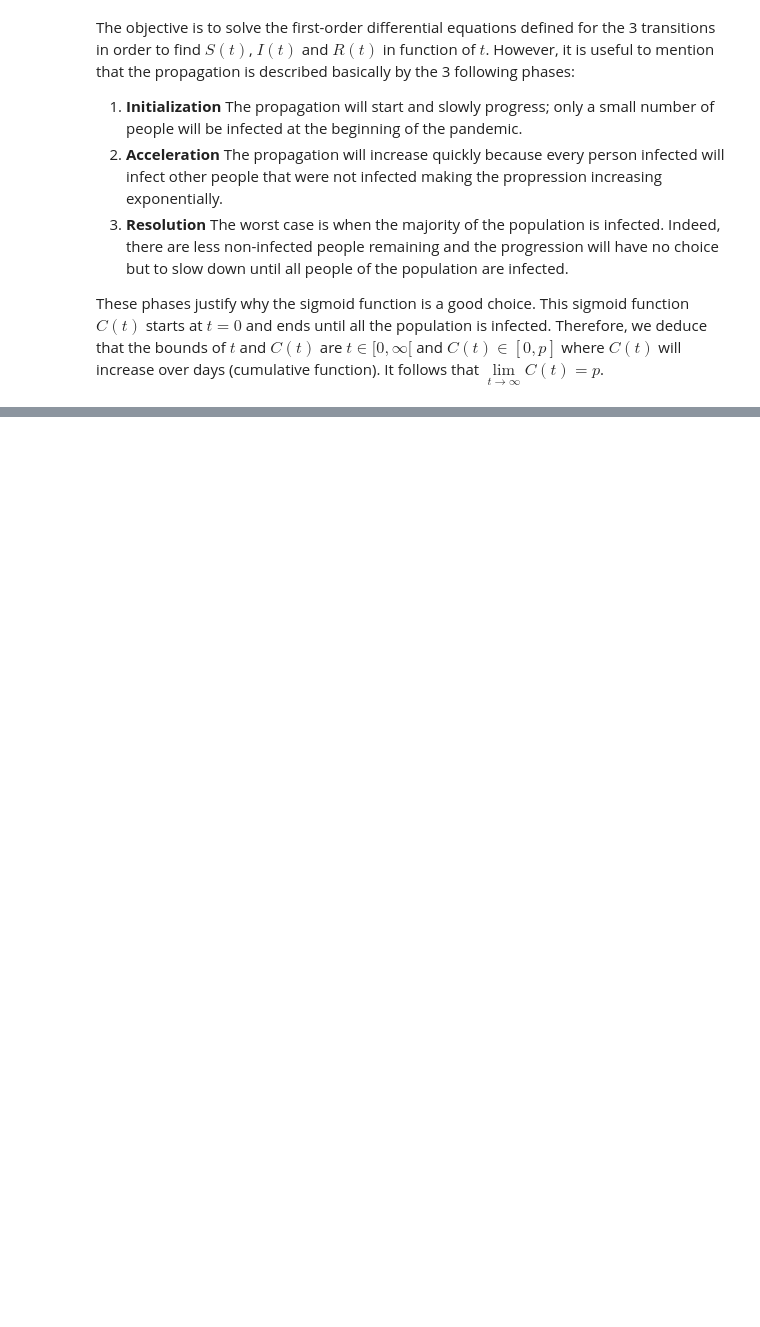
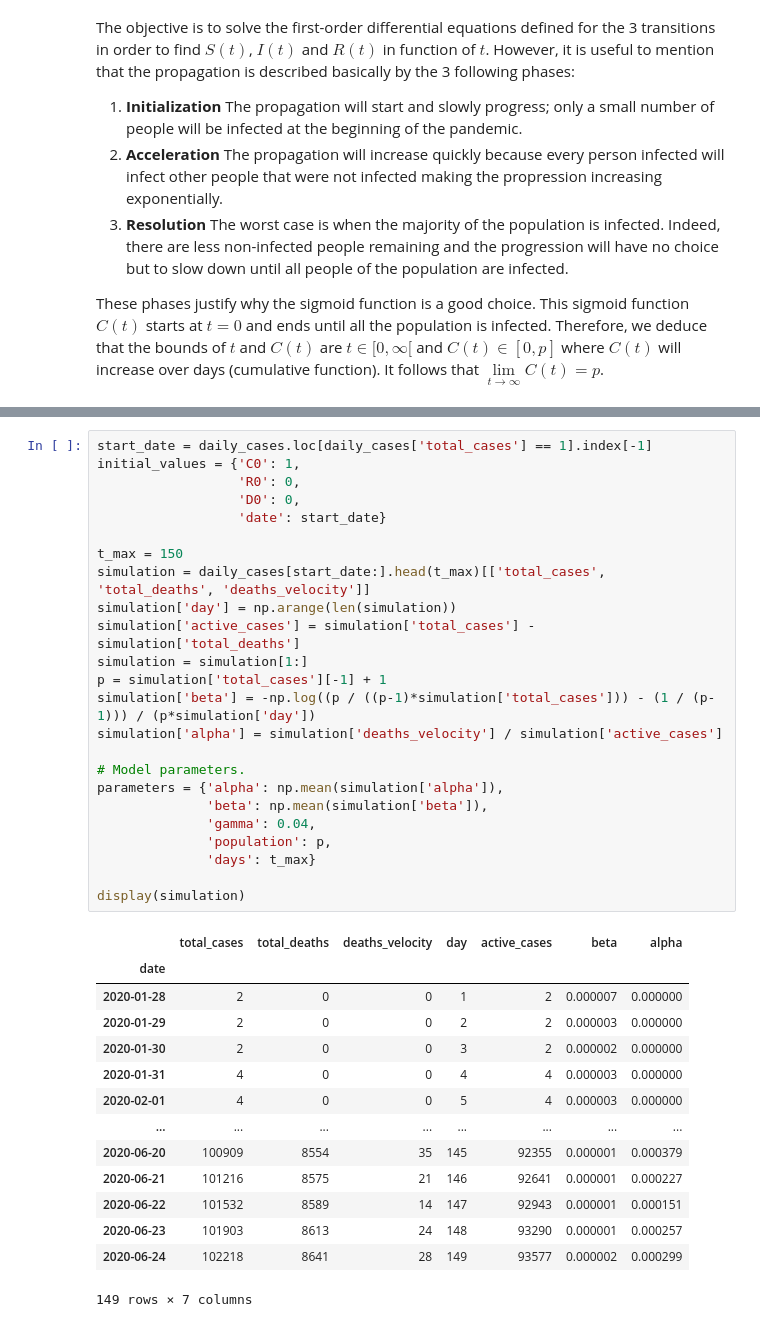
Before and after one commit to glapointe7/Covid19, a Jupyter notebook: Covid-19 Analysis.ipynb, the cells around one changed output, grey strips where cells are left out. Saved outputs shown, nothing was run; the diff lists cells and outputs as text; blank space fills up the shorter version.

```diff
--- a/Covid-19 Analysis.ipynb
+++ b/Covid-19 Analysis.ipynb
@@ -674 +696,40 @@ The objective is to simulate the first Covid-19 propagation wave in Canada by us
+# %%
+start_date = daily_cases.loc[daily_cases['total_cases'] == 1].index[-1]
+initial_values = {'C0': 1,
+                  'R0': 0,
+                  'D0': 0,
+                  'date': start_date}
+
+t_max = 150
+simulation = daily_cases[start_date:].head(t_max)[['total_cases', 'total_deaths', 'deaths_velocity']]
+simulation['day'] = np.arange(len(simulation))
+simulation['active_cases'] = simulation['total_cases'] - simulation['total_deaths']
+simulation = simulation[1:]
+p = simulation['total_cases'][-1] + 1
+simulation['beta'] = -np.log((p / ((p-1)*simulation['total_cases'])) - (1 / (p-1))) / (p*simulation['day'])
+simulation['alpha'] = simulation['deaths_velocity'] / simulation['active_cases']
+
+# Model parameters.
+parameters = {'alpha': np.mean(simulation['alpha']),
+              'beta': np.mean(simulation['beta']),
+              'gamma': 0.04,
+              'population': p,
+              'days': t_max}
+
+display(simulation)
+# %% [output]
+|  | total_cases | total_deaths | deaths_velocity | day | active_cases | beta | alpha |
+| date |  |  |  |  |  |  |  |
+| 2020-01-28 | 2 | 0 | 0 | 1 | 2 | 0.000007 | 0.000000 |
+| 2020-01-29 | 2 | 0 | 0 | 2 | 2 | 0.000003 | 0.000000 |
+| 2020-01-30 | 2 | 0 | 0 | 3 | 2 | 0.000002 | 0.000000 |
+| 2020-01-31 | 4 | 0 | 0 | 4 | 4 | 0.000003 | 0.000000 |
+| 2020-02-01 | 4 | 0 | 0 | 5 | 4 | 0.000003 | 0.000000 |
+| ... | ... | ... | ... | ... | ... | ... | ... |
+| 2020-06-20 | 100909 | 8554 | 35 | 145 | 92355 | 0.000001 | 0.000379 |
+| 2020-06-21 | 101216 | 8575 | 21 | 146 | 92641 | 0.000001 | 0.000227 |
+| 2020-06-22 | 101532 | 8589 | 14 | 147 | 92943 | 0.000001 | 0.000151 |
+| 2020-06-23 | 101903 | 8613 | 24 | 148 | 93290 | 0.000001 | 0.000257 |
+| 2020-06-24 | 102218 | 8641 | 28 | 149 | 93577 | 0.000002 | 0.000299 |
+149 rows × 7 columns
 # %%
```
Also changed, not shown: parts of 16 cells of this notebook, 6 other files.
